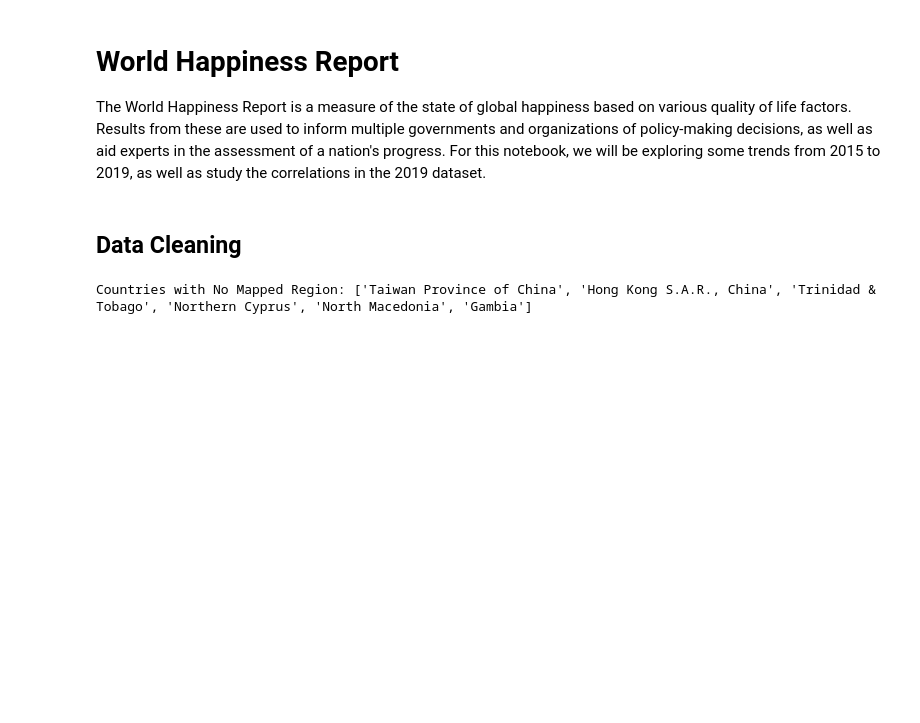
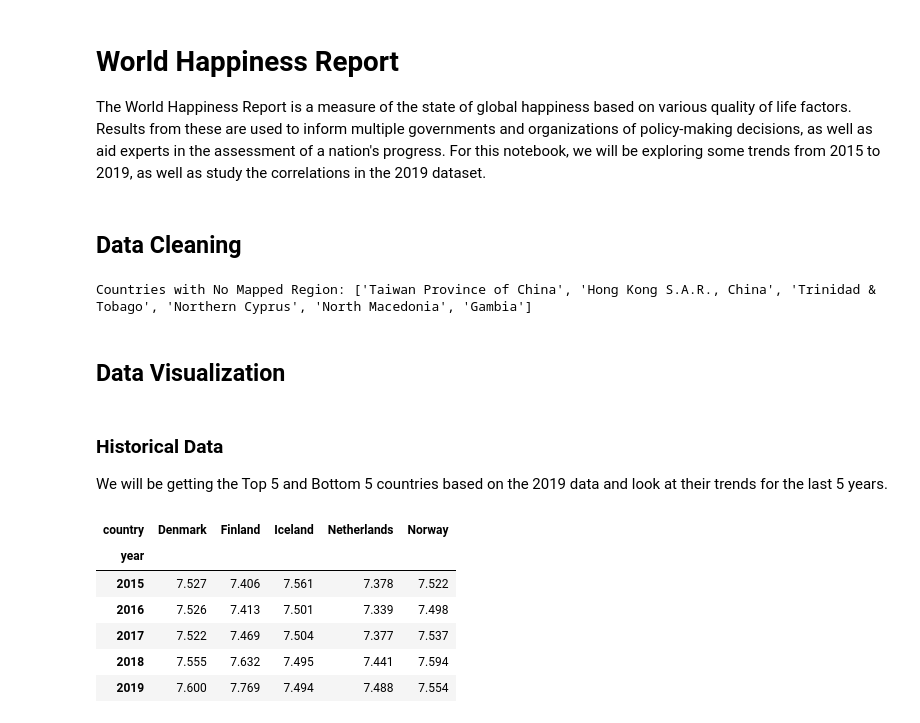
Before and after one commit to aulacson/world-happiness-report, a Jupyter notebook: sample.ipynb, the cells around one changed output. Drawn from its saved outputs; the diff is of its cells as text; code cells hidden in the pictures; blank space fills up the shorter version.

```diff
--- a/sample.ipynb
+++ b/sample.ipynb
@@ -77 +76,21 @@ column_names.append('year')
 df = pd.concat([df_2015[column_names], df_2016[column_names], df_2017[column_names], df_2018[column_names], df_2019[column_names]])
+# %% [markdown]
+## Data Visualization
+# %% [markdown]
+### Historical Data
+
+We will be getting the Top 5 and Bottom 5 countries based on the 2019 data and look at their trends for the last 5 years.
+# %%
+top_5_countries = df_2019['country'][df_2019['happiness-rank'] < 6].unique()
+mask_top_5 = df.country.isin(top_5_countries)
+historical_top_5 = df[mask_top_5].pivot('year' , 'country', 'happiness-score').dropna(axis=1)
+
+historical_top_5
+# %% [output]
+| country | Denmark | Finland | Iceland | Netherlands | Norway |
+| year |  |  |  |  |  |
+| 2015 | 7.527 | 7.406 | 7.561 | 7.378 | 7.522 |
+| 2016 | 7.526 | 7.413 | 7.501 | 7.339 | 7.498 |
+| 2017 | 7.522 | 7.469 | 7.504 | 7.377 | 7.537 |
+| 2018 | 7.555 | 7.632 | 7.495 | 7.441 | 7.594 |
+| 2019 | 7.600 | 7.769 | 7.494 | 7.488 | 7.554 |
```
Also changed, not shown: parts of 5 cells of this notebook.
